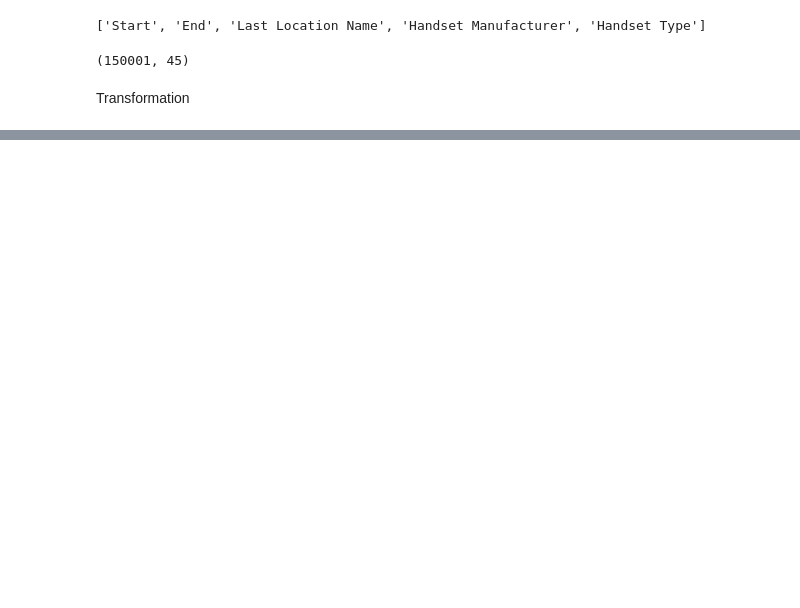
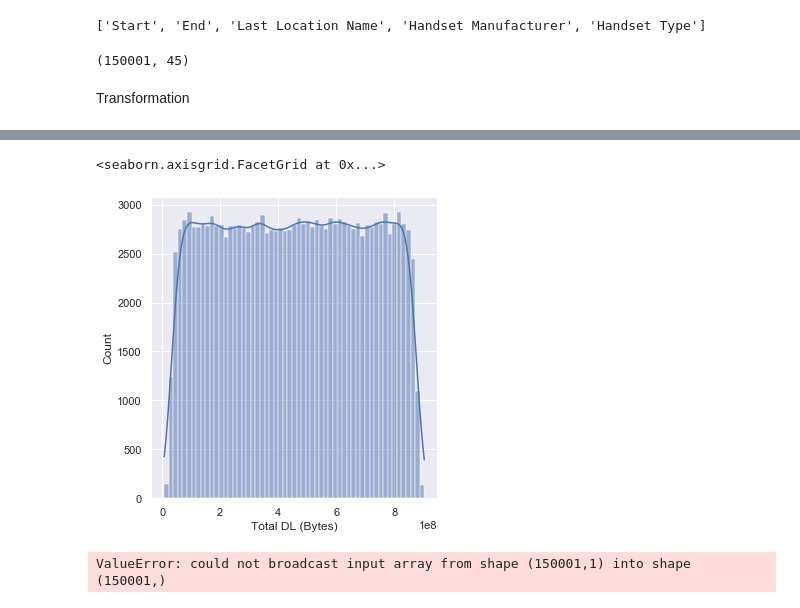
Before and after one commit to DiboraHaile/User-Analytics-in-the-Telecommunication-Industry, a Jupyter notebook: notebooks/dataunderstanding.ipynb, the cells around one changed output, grey strips where cells are left out. Cells and saved outputs as stored; diff of their text form; code cells hidden in the pictures; blank space fills up the shorter version.

```diff
--- a/notebooks/dataunderstanding.ipynb
+++ b/notebooks/dataunderstanding.ipynb
@@ -337,0 +397,12 @@ agg_df = [find_agg(missing_handled,'IMSI',app_name+' total volume (Bytes)' , 'su
+# %%
+sn.displot(data=missing_handled['Total DL (Bytes)'],  kde=True)
+# %% [output]
+<seaborn.axisgrid.FacetGrid at 0x...>
+[figure, added]
+# %%
+app_cols = [app_name+" total volume (Bytes)"]
+df_vol_total = find_total_volume(missing_handled)
+
+g= sn.catplot(x=, y=app_cols,data=)
+# %% [output]
+ValueError: could not broadcast input array from shape (150001,1) into shape (150001,)
```
Also changed, not shown: parts of 47 cells of this notebook.
